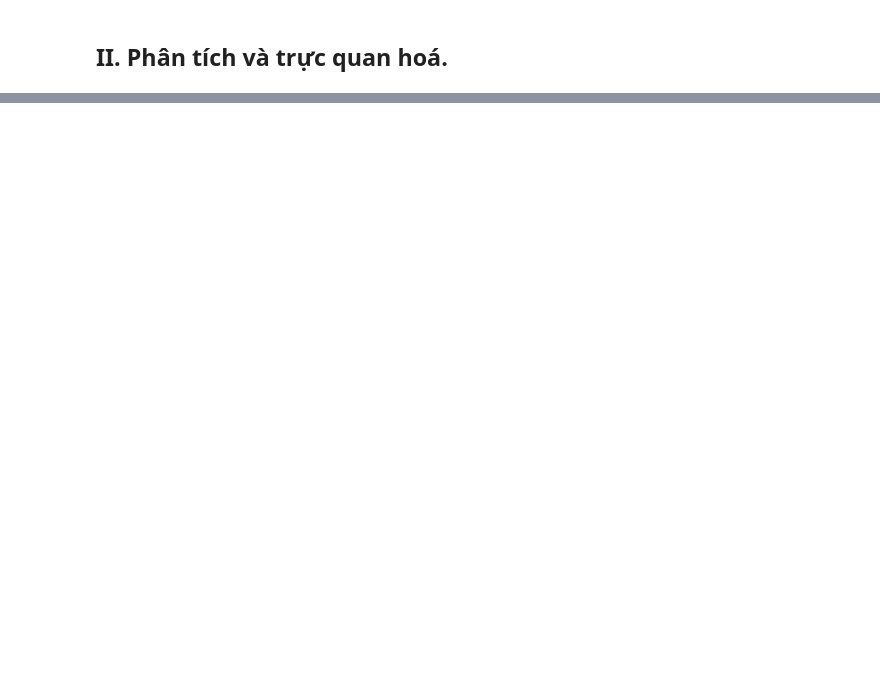
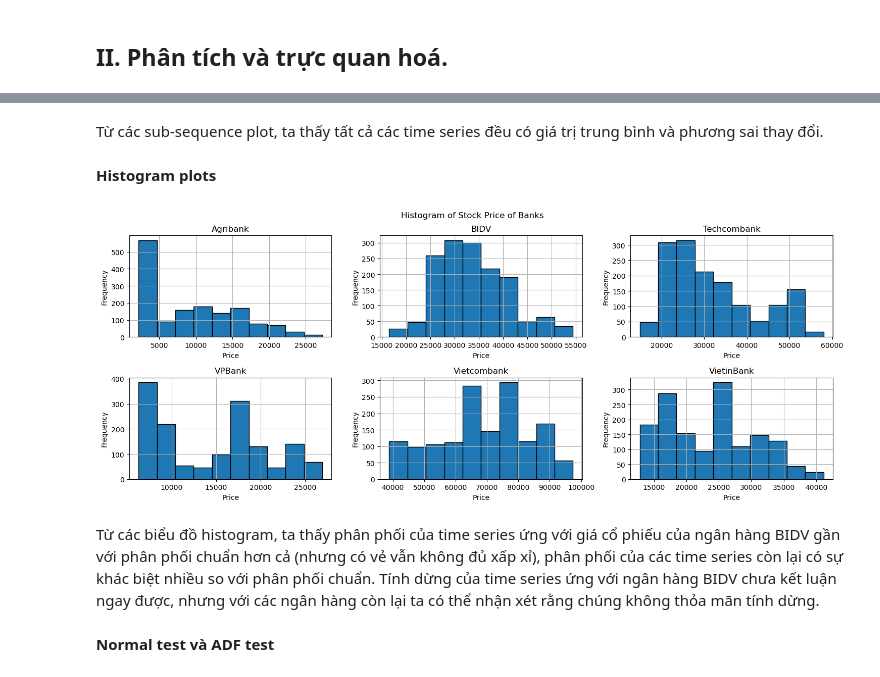
Before and after one commit to HTNam1710/DataViz_Lab02, a Jupyter notebook: C-Data-exploration-04.ipynb, the cells around one changed output, grey strips where cells are left out. Saved outputs shown, nothing was run; the diff lists cells and outputs as text; code cells hidden in the pictures; blank space fills up the shorter version.

```diff
--- a/C-Data-exploration-04.ipynb
+++ b/C-Data-exploration-04.ipynb
@@ -170,0 +346,32 @@ hết notes
+# %% [markdown]
+Từ các sub-sequence plot, ta thấy tất cả các time series đều có giá trị trung bình và phương sai thay đổi.
+# %% [markdown]
+**Histogram plots**
+# %%
+num_plots = len(dataframes)
+cols = 3
+rows = (num_plots + 1) // cols
+
+plt.figure(figsize=(15, 3 * rows))
+
+for i, series_name in enumerate(dataframes.keys(), 1):
+    series = get_bank_df(series_name)['Price']
+
+    plt.subplot(rows, cols, i)
+    plt.hist(series, bins=10, edgecolor='black')
+    plt.title(series_name)
+    plt.xlabel('Price')
+    plt.ylabel('Frequency')
+    plt.grid(True)
+
+
+plt.tight_layout(rect=[0, 0, 1, 0.96])
+plt.subplots_adjust(hspace=0.4)
+plt.suptitle('Histogram of Stock Price of Banks')
+plt.show()
+# %% [output]
+[figure, added]
+# %% [markdown]
+Từ các biểu đồ histogram, ta thấy phân phối của time series ứng với giá cổ phiếu của ngân hàng BIDV gần với phân phối chuẩn hơn cả (nhưng có vẻ vẫn không đủ xấp xỉ), phân phối của các time series còn lại có sự khác biệt nhiều so với phân phối chuẩn. Tính dừng của time series ứng với ngân hàng BIDV chưa kết luận ngay được, nhưng với các ngân hàng còn lại ta có thể nhận xét rằng chúng không thỏa mãn tính dừng.
+# %% [markdown]
+**Normal test và ADF test**
```
Also changed, not shown: parts of 69 cells of this notebook.
